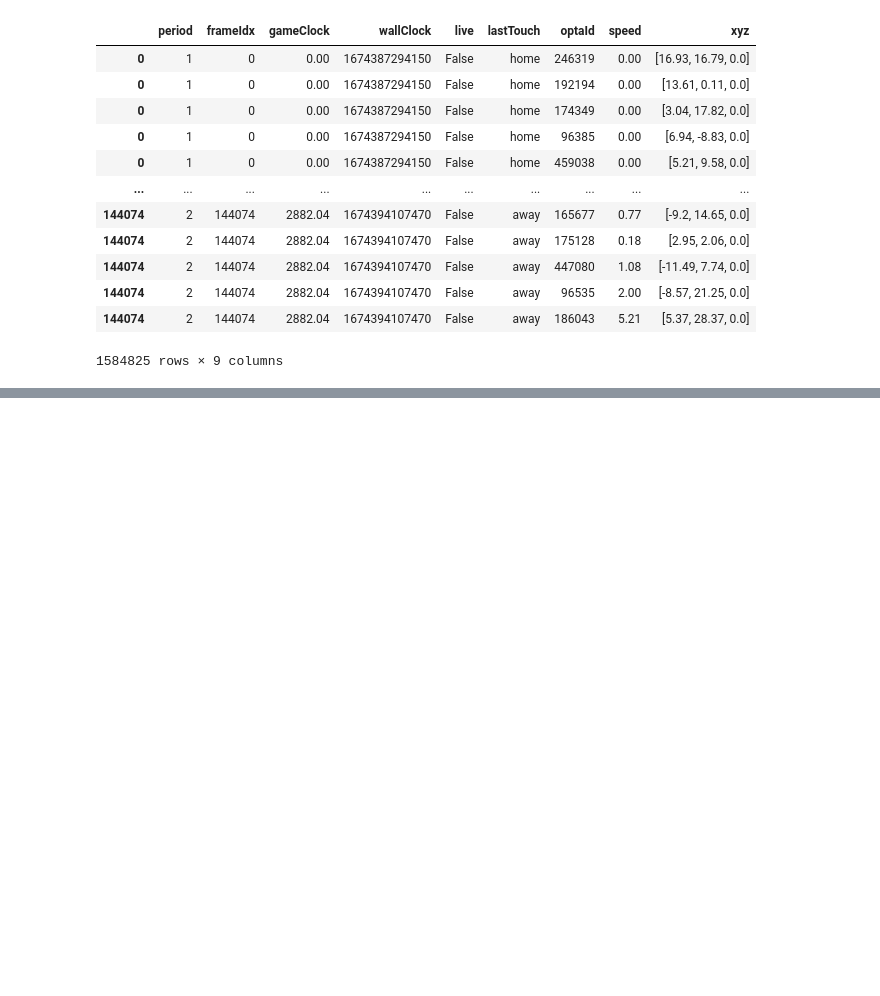
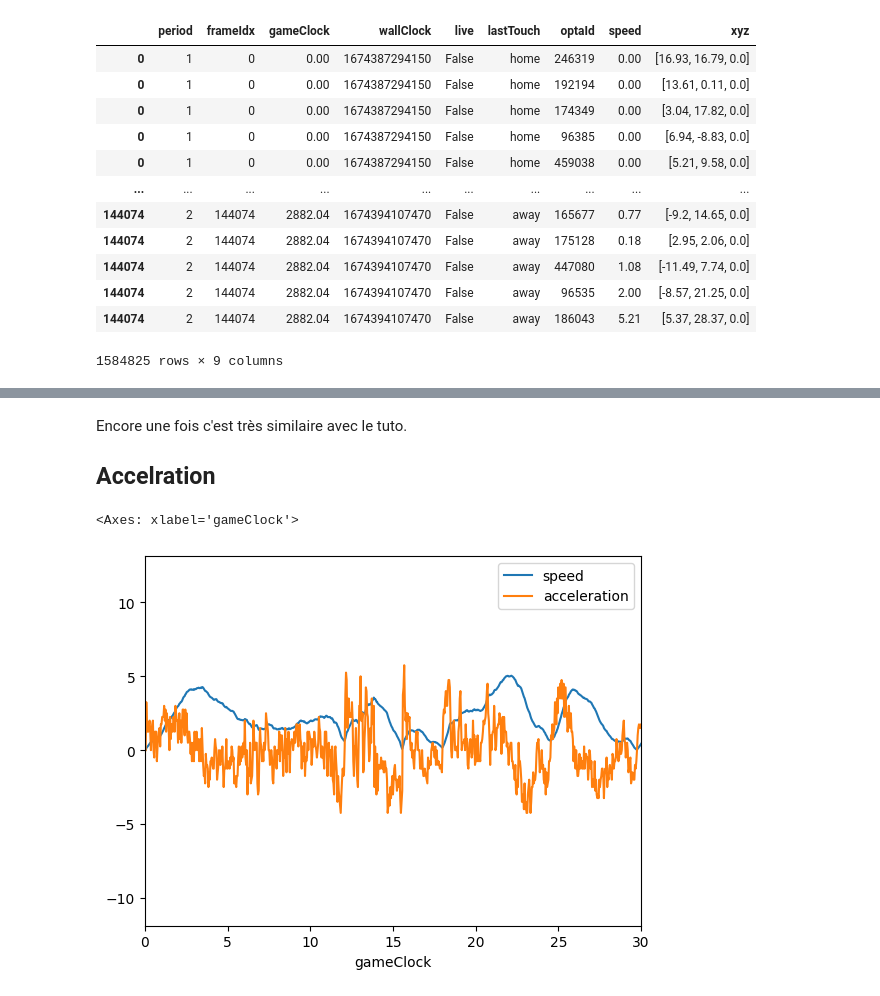
Before and after one commit to fstorme/ManHackathonIrmes, a Jupyter notebook: examples/SecondSpectrum Exploring.ipynb, the cells around one changed output, grey strips where cells are left out. Saved outputs shown, nothing was run; the diff lists cells and outputs as text; code cells hidden in the pictures; blank space fills up the shorter version.

```diff
--- a/examples/SecondSpectrum Exploring.ipynb
+++ b/examples/SecondSpectrum Exploring.ipynb
@@ -41,0 +120,13 @@ HomeTracking.df_tracking
+# %% [markdown]
+Encore une fois c'est très similaire avec le tuto.
+
+## Accelration
+# %%
+df_home['acceleration'] = (df_home
+                           .groupby(level=['optaId', 'period'], group_keys=False)['speed']
+                           .diff()/dt)
+# %%
+df_home.loc['174349', 1][['speed', 'acceleration']].plot(xlim=[0,30])
+# %% [output]
+<Axes: xlabel='gameClock'>
+[figure, added]
```
Also changed, not shown: parts of 11 cells of this notebook.
